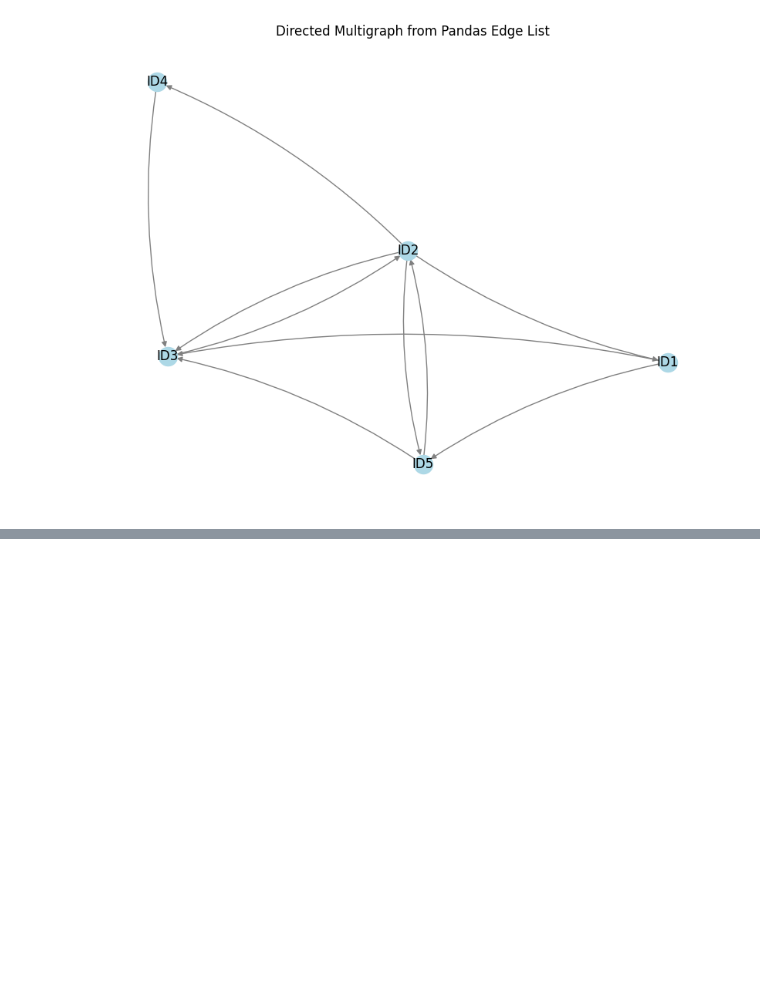
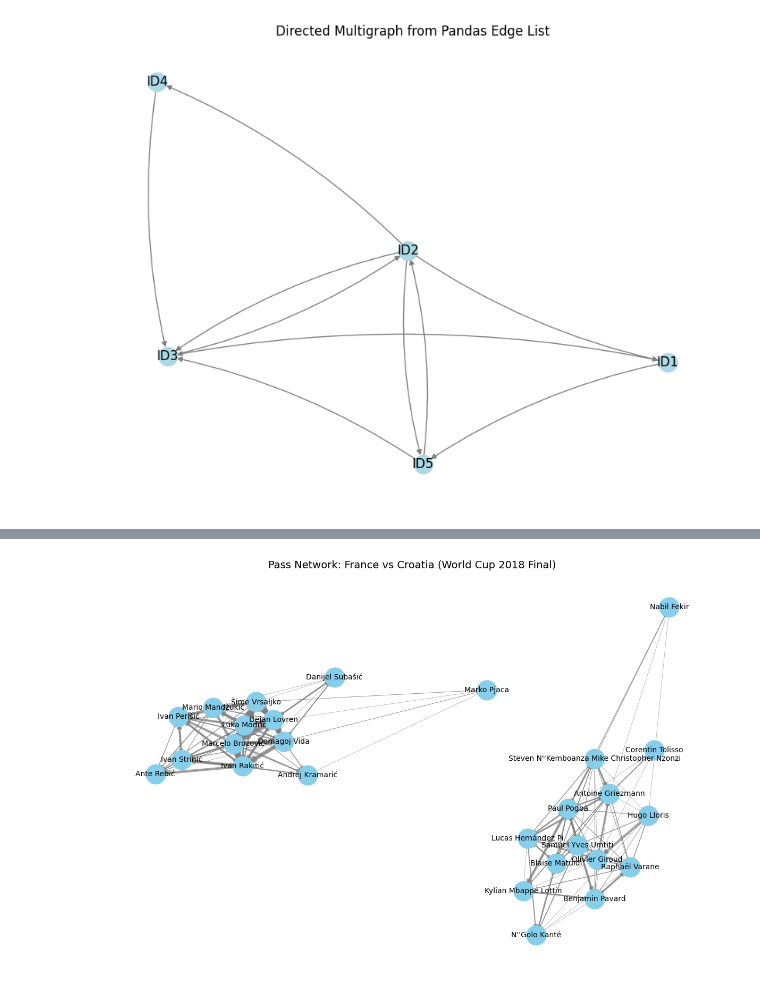
Before and after one commit to senolcemhan98/FootballAnalysisPageRank, a Jupyter notebook: PageRank.ipynb, the cells around one changed output, grey strips where cells are left out. Saved outputs shown, nothing was run; the diff lists cells and outputs as text; code cells hidden in the pictures; blank space fills up the shorter version.

```diff
--- a/PageRank.ipynb
+++ b/PageRank.ipynb
@@ -146,0 +237,31 @@ graph.html
+# %%
+import matplotlib.pyplot as plt
+
+# Set up the figure
+plt.figure(figsize=(12, 8))
+
+# Compute positions for nodes using a layout
+pos = nx.spring_layout(G, k=0.8, seed=42)  # spring layout for clarity
+
+# Draw nodes and labels
+nx.draw_networkx_nodes(G, pos, node_color='skyblue', node_size=700)
+nx.draw_networkx_labels(G, pos, font_size=10)
+
+# Draw edges with width based on pass count
+edges = G.edges(data=True)
+nx.draw_networkx_edges(
+    G, pos,
+    edgelist=edges,
+    width=[data['weight'] * 0.5 for _, _, data in edges],
+    alpha=0.7,
+    edge_color='gray',
+    arrows=True
+)
+
+# Add title
+plt.title('Pass Network: France vs Croatia (World Cup 2018 Final)', fontsize=14)
+plt.axis('off')
+plt.tight_layout()
+plt.show()
+# %% [output]
+[figure, added]
```
Also changed, not shown: parts of 4 cells of this notebook.
